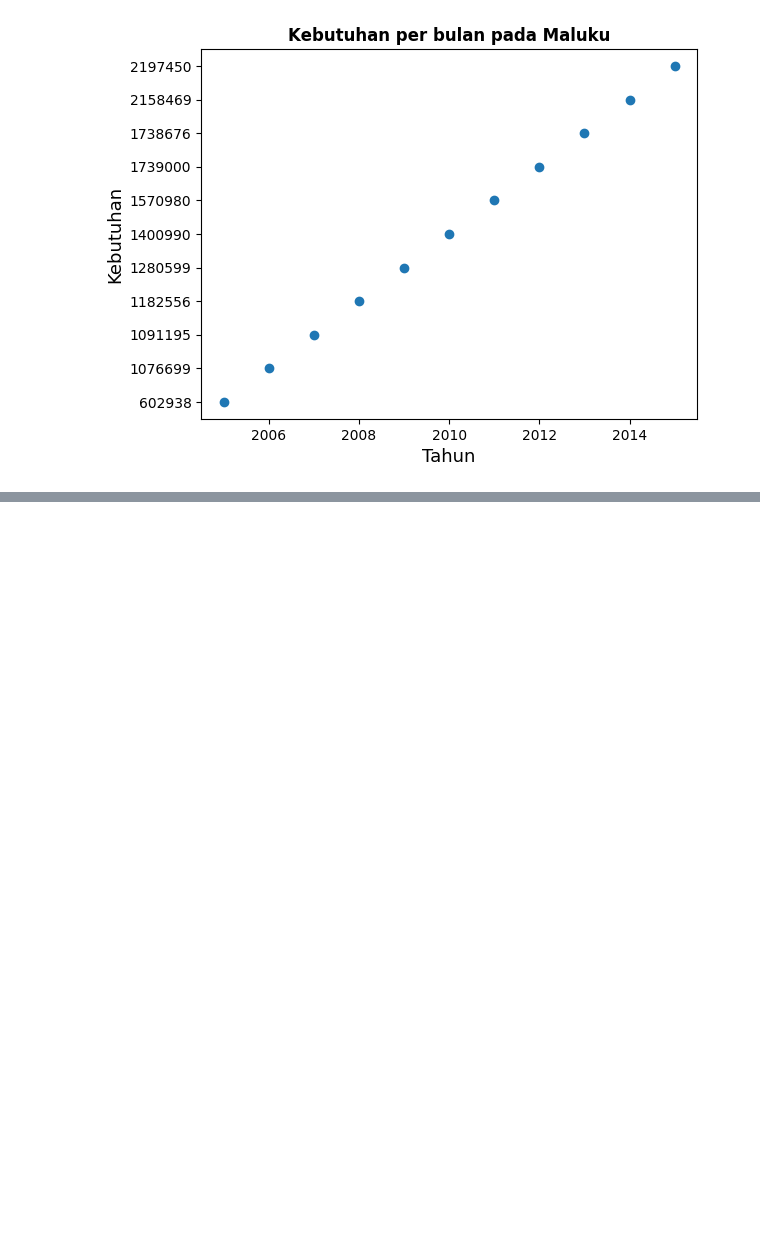
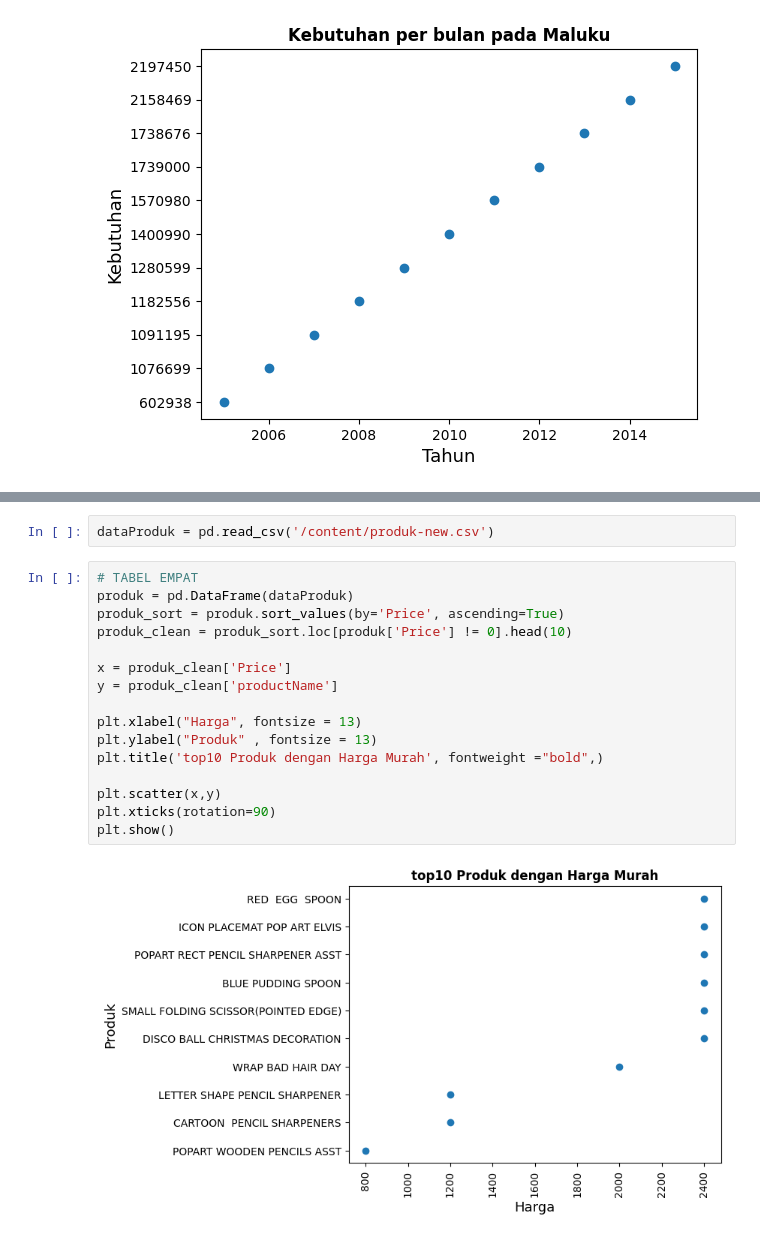
Before and after one commit to anonym2800/visualisasiData, a Jupyter notebook: dataVisualizationUAS.ipynb, the cells around one changed output, grey strips where cells are left out. Saved outputs shown, nothing was run; the diff lists cells and outputs as text; blank space fills up the shorter version.

```diff
--- a/dataVisualizationUAS.ipynb
+++ b/dataVisualizationUAS.ipynb
@@ -99,0 +64,20 @@ df
+# %%
+dataProduk = pd.read_csv('/content/produk-new.csv')
+# %%
+# TABEL EMPAT
+produk = pd.DataFrame(dataProduk)
+produk_sort = produk.sort_values(by='Price', ascending=True)
+produk_clean = produk_sort.loc[produk['Price'] != 0].head(10)
+
+x = produk_clean['Price']
+y = produk_clean['productName']
+
+plt.xlabel("Harga", fontsize = 13)
+plt.ylabel("Produk" , fontsize = 13)
+plt.title('top10 Produk dengan Harga Murah', fontweight ="bold",)
+
+plt.scatter(x,y)
+plt.xticks(rotation=90)
+plt.show()
+# %% [output]
+[figure, added]
```
Also changed, not shown: parts of 10 cells of this notebook.
